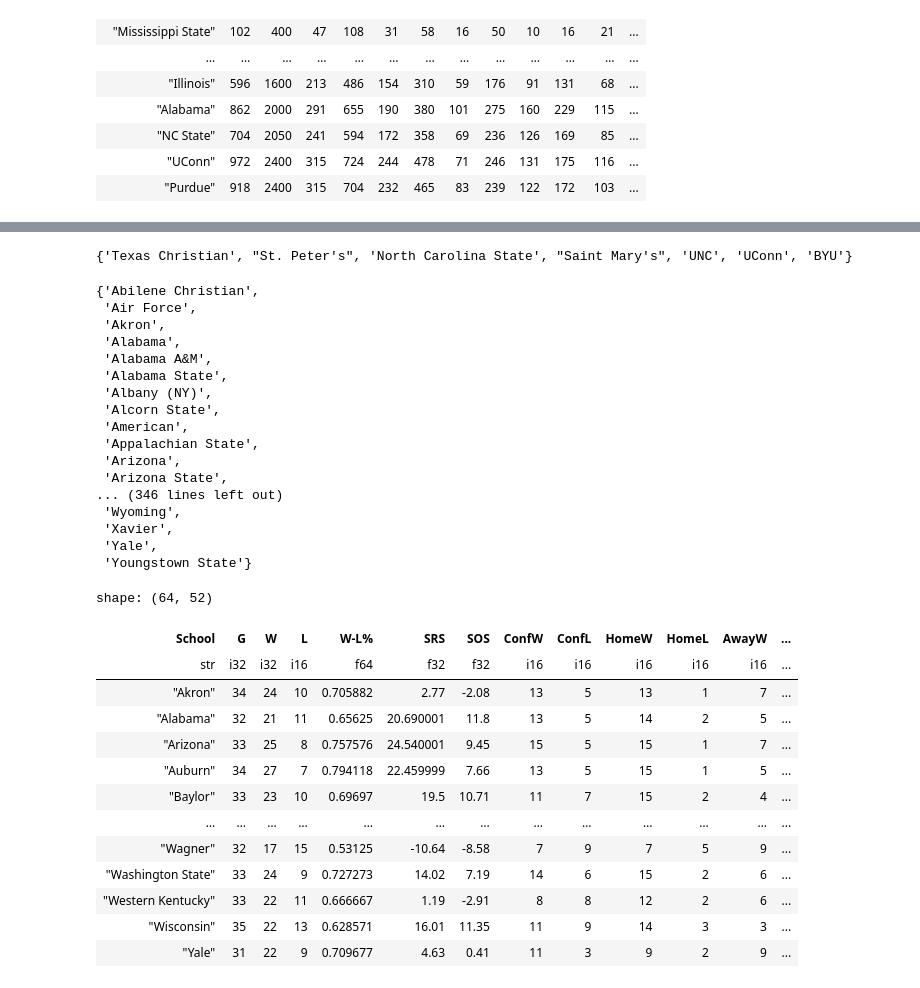
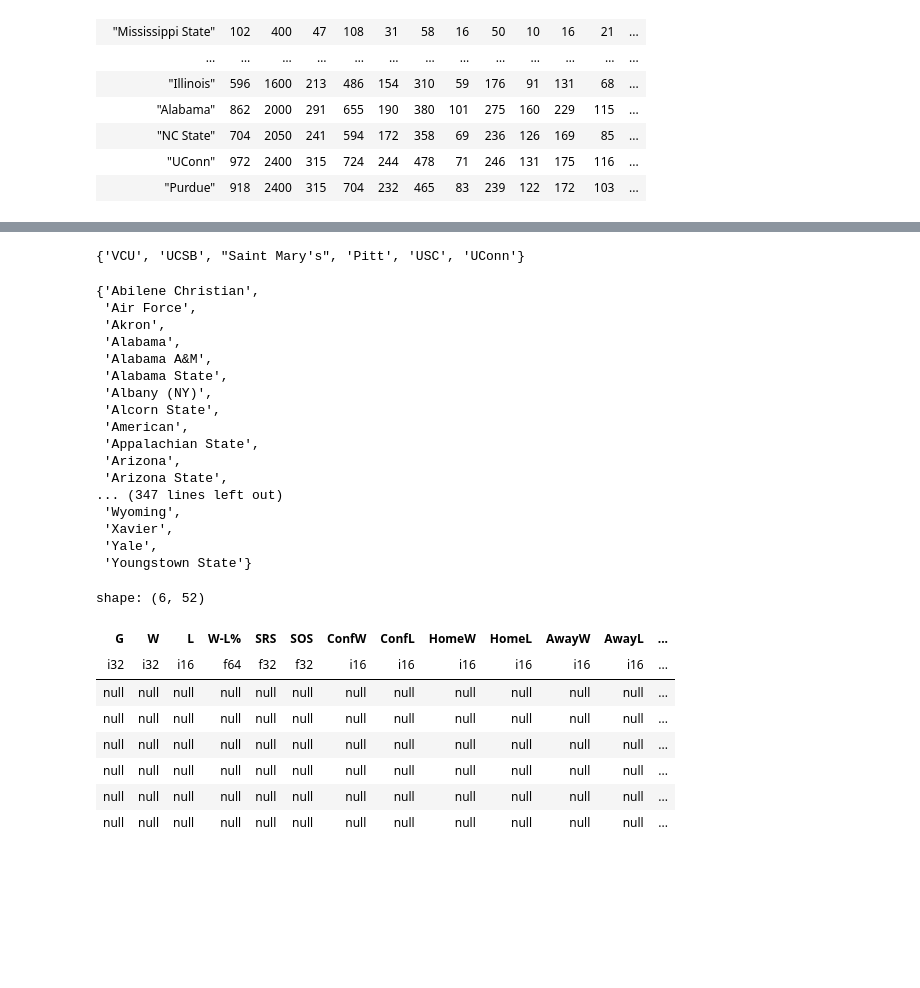
Before and after one commit to urolyi/march-madness, a Jupyter notebook: notebooks/Scratch.ipynb, the cells around one changed output, grey strips where cells are left out. Cells and saved outputs as stored; diff of their text form; code cells hidden in the pictures; blank space fills up the shorter version.

```diff
--- a/notebooks/Scratch.ipynb
+++ b/notebooks/Scratch.ipynb
@@ -174,0 +191,7 @@ conversion = {"UNC Greensboro": "North Carolina-Greensboro", "UNC":"North Caroli
+# %%
+year = 2024
+stats_df = bball_ref.download_basketball_reference_stats_data(year)
+tournament_df = pl.read_parquet(f'../data/bball_ref/raw/tournament_totals/tournament_team_total_stats_{year}.parquet')
+# tournament_df = tournament_df.with_columns(
+#     pl.col('Team').map_elements(lambda team: conversion.get(team, team), return_dtype=str).alias('School')
+# )
@@ -175,9 +231,7 @@ conversion = {"UNC Greensboro": "North Carolina-Greensboro", "UNC":"North Caroli
 # %%
-tournament_df = pl.read_parquet('../data/bball_ref/raw/tournament_totals/tournament_team_total_stats_2024.parquet')
-tournament_df = tournament_df.with_columns(pl.col('Team').alias('School')).vstack(
-    tournament_df.with_columns(
-        pl.col('Team').map_elements(lambda x: conversion.get(x), return_dtype=str).alias('School')
-    ).filter(~pl.col('School').is_null())
-)
-tournament_df
+len(    stats_df.join(
+        tournament_df,
+        on='School',
+        how='right'
+    ))
 # %% [output]
@@ -200,7 +241,7 @@ tournament_names = set(tournament_df.select(pl.col('School')).to_series().to_lis
 stats_names = set(stats_df.select(pl.col('School')).to_series().to_list())
 print(tournament_names - stats_names)
 # %% [output]
-{'Texas Christian', "St. Peter's", 'North Carolina State', "Saint Mary's", 'UNC', 'UConn', 'BYU'}
+{'VCU', 'UCSB', "Saint Mary's", 'Pitt', 'USC', 'UConn'}
 # %%
 stats_names
 # %% [output]
@@ -216,7 +257,7 @@ stats_names
  'Appalachian State',
  'Arizona',
  'Arizona State',
-... (346 lines left out)
+... (347 lines left out)
  'Wyoming',
  'Xavier',
  'Yale',
@@ -224,36 +265,32 @@ stats_names
 # %%
 (
     stats_df.join(
         tournament_df,
         on='School',
-        how='inner'
+        how='right'
     )
     .with_columns(
         (pl.col('G') - pl.col('G_right')).alias('G'),
         (pl.col('W') - pl.col('G_right') + 1).alias('W'),
         (pl.col('L') - 1).alias('L'),
     )
     .with_columns(
         (pl.col('W') / (pl.col('W') + pl.col('L'))).alias('W-L%'),
         (pl.col('Tm.') - pl.col('PTS')).alias('PTS'),
 
     )
+    .filter(pl.col('G').is_null())
     # .select(
     #     pl.exclude('^.*_right$')
     # )
 )
 # %% [output]
-shape: (64, 52)
+shape: (6, 52)
-| School | G | W | L | W-L% | SRS | SOS | ConfW | ConfL | HomeW | HomeL | AwayW | ... |
-| str | i32 | i32 | i16 | f64 | f32 | f32 | i16 | i16 | i16 | i16 | i16 | ... |
-| "Akron" | 34 | 24 | 10 | 0.705882 | 2.77 | -2.08 | 13 | 5 | 13 | 1 | 7 | ... |
-| "Alabama" | 32 | 21 | 11 | 0.65625 | 20.690001 | 11.8 | 13 | 5 | 14 | 2 | 5 | ... |
-| "Arizona" | 33 | 25 | 8 | 0.757576 | 24.540001 | 9.45 | 15 | 5 | 15 | 1 | 7 | ... |
-| "Auburn" | 34 | 27 | 7 | 0.794118 | 22.459999 | 7.66 | 13 | 5 | 15 | 1 | 5 | ... |
-| "Baylor" | 33 | 23 | 10 | 0.69697 | 19.5 | 10.71 | 11 | 7 | 15 | 2 | 4 | ... |
-| … | … | … | … | … | … | … | … | … | … | … | … | ... |
-| "Wagner" | 32 | 17 | 15 | 0.53125 | -10.64 | -8.58 | 7 | 9 | 7 | 5 | 9 | ... |
-| "Washington State" | 33 | 24 | 9 | 0.727273 | 14.02 | 7.19 | 14 | 6 | 15 | 2 | 6 | ... |
-| "Western Kentucky" | 33 | 22 | 11 | 0.666667 | 1.19 | -2.91 | 8 | 8 | 12 | 2 | 6 | ... |
-| "Wisconsin" | 35 | 22 | 13 | 0.628571 | 16.01 | 11.35 | 11 | 9 | 14 | 3 | 3 | ... |
-| "Yale" | 31 | 22 | 9 | 0.709677 | 4.63 | 0.41 | 11 | 3 | 9 | 2 | 9 | ... |
+| G | W | L | W-L% | SRS | SOS | ConfW | ConfL | HomeW | HomeL | AwayW | AwayL | ... |
+| i32 | i32 | i16 | f64 | f32 | f32 | i16 | i16 | i16 | i16 | i16 | i16 | ... |
+| null | null | null | null | null | null | null | null | null | null | null | null | ... |
+| null | null | null | null | null | null | null | null | null | null | null | null | ... |
+| null | null | null | null | null | null | null | null | null | null | null | null | ... |
+| null | null | null | null | null | null | null | null | null | null | null | null | ... |
+| null | null | null | null | null | null | null | null | null | null | null | null | ... |
+| null | null | null | null | null | null | null | null | null | null | null | null | ... |
```
Also changed, not shown: parts of 9 cells of this notebook, 23 other files.
